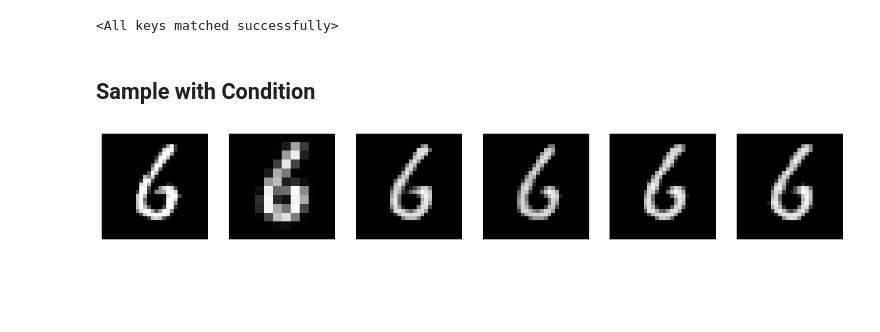
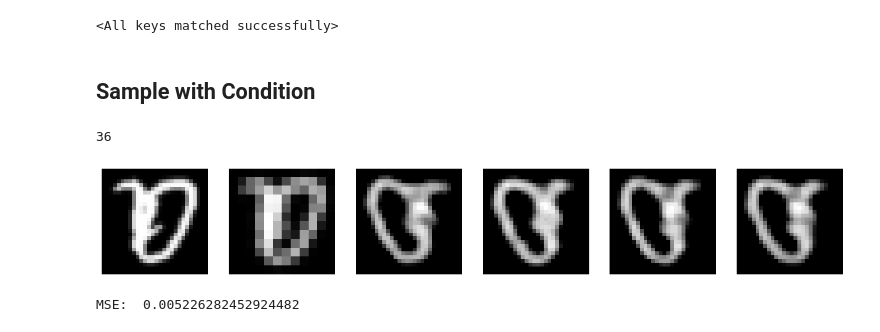
Before and after one commit to lukevoss/GNN, a Jupyter notebook: Project/superresolution_inference.ipynb, the cells around one changed output. Cells and saved outputs as stored; diff of their text form; code cells hidden in the pictures; blank space fills up the shorter version.

```diff
--- a/Project/superresolution_inference.ipynb
+++ b/Project/superresolution_inference.ipynb
@@ -16,15 +16,15 @@ from utils import get_best_device
 ## Load pretrained models
 # %%
 autoencoder_12x12 = Autoencoder12x12()
-autoencoder_12x12.load_state_dict(torch.load("./models/ae_mini.pth", map_location=get_best_device()))
+autoencoder_12x12.load_state_dict(torch.load("./models/ae_emnist_mini.pth", map_location=get_best_device()))
 
 autoencoder_28x28 = AutoencoderSimple()
-autoencoder_28x28.load_state_dict(torch.load("./models/ae_100_new.pth", map_location=get_best_device()))
+autoencoder_28x28.load_state_dict(torch.load("./models/ae_emnist.pth", map_location=get_best_device()))
 # %% [output]
 <All keys matched successfully>
 # %%
-cinn = ConditionalRealNVPImageTranslator(input_size=64, hidden_size=128, n_blocks=20, condition_size=32)
-cinn.load_state_dict(torch.load('./models/cinn_superresolution.pth'))
+cinn = ConditionalRealNVPImageTranslator(input_size=64, hidden_size=128, n_blocks=20, condition_size=64)
+cinn.load_state_dict(torch.load('./models/cinn_superresolution_emnist.pth'))
 # %% [output]
 <All keys matched successfully>
 # %%
@@ -34,51 +34,61 @@ classifier.load_state_dict(torch.load(classifier_path, map_location=get_best_dev
 # %% [output]
 <All keys matched successfully>
 # %%
-test_data = SuperresolutionMNIST(train=False)
+test_data = SuperresolutionEMNIST(train=False, split="byclass")
 test_loader = DataLoader(test_data, batch_size=1, shuffle=False)
 # %% [markdown]
 ## Sample with Condition
 # %%
-image, small_image, label = test_data[50]
+image, small_image, label = test_data[1]
 n_samples = 4
-
+print(label)
 condition = autoencoder_12x12.encoder(small_image)
 cinn.eval()
 samples = cinn.sample(n_samples, condition)
 reconstructed_images = [autoencoder_28x28.decoder(sample).detach() for sample in samples]
 
 fig, ax = plt.subplots(1, n_samples+2, figsize=(17, 5)) # Create a figure and a set of subplots
-# Display the original image
-ax[0].imshow(image[0], cmap='gray')
-#ax[0].set_title('Original')  # Set title for the first image
-ax[0].axis('off')  # Turn off axis for the first image
 
-# Display the original image
-ax[1].imshow(small_image[0,:,:], cmap='gray')
-#ax[1].set_title('Masked Image')  # Set title for the first image
-ax[1].axis('off')  # Turn off axis for the first image
+# Rotate and flip the original image
+rotated_flipped_image = torch.rot90(image, k=1, dims=[-2, -1])  # Rotate 90 degrees anticlockwise
+rotated_flipped_image = torch.flip(rotated_flipped_image, dims=[-1])  # Flip horizontally
 
-for i in range(0,n_samples):
-# Display the reconstructed image
-    ax[i+2].imshow(reconstructed_images[i][0,0,:,:], cmap='gray')
-    #ax[i+2].set_title('Reconstructed')  # Set title for the second image
-    ax[i+2].axis('off')  # Turn off axis for the second image
+# Display the rotated and flipped original image
+ax[0].imshow(rotated_flipped_image[0], cmap='gray')
+ax[0].axis('off')
 
+# Rotate and flip the small image
+rotated_flipped_small_image = torch.rot90(small_image, k=1, dims=[-2, -1])  # Rotate 90 degrees anticlockwise
+rotated_flipped_small_image = torch.flip(rotated_flipped_small_image, dims=[-1])  # Flip horizontally
+
+# Display the rotated and flipped small image
+ax[1].imshow(rotated_flipped_small_image[0, :, :], cmap='gray')
+ax[1].axis('off')
+
+for i in range(n_samples):
+    # Rotate and flip each reconstructed image
+    rotated_flipped_reconstructed = torch.rot90(reconstructed_images[i], k=1, dims=[-2, -1])  # Rotate 90 degrees anticlockwise
+    rotated_flipped_reconstructed = torch.flip(rotated_flipped_reconstructed, dims=[-1])  # Flip horizontally
+
+    # Display the rotated and flipped reconstructed image
+    ax[i+2].imshow(rotated_flipped_reconstructed[0, 0, :, :], cmap='gray')
+    ax[i+2].axis('off')
 
 plt.show()
 # %% [output]
+36
-[figure, old version]
+[figure, new version]
 # %%
 from torch import nn
 from tqdm import tqdm
 loss = nn.MSELoss()
 mse = 0
-correct_predictions = 0
+# correct_predictions = 0
 for batch in tqdm(test_loader):
     image, small_image, label = batch
     n_samples = 10
 
-    condition = autoencoder_12x12.encode(small_image)
+    condition = autoencoder_12x12.encoder(small_image)
     samples = cinn.sample(n_samples, condition)
 
     reconstructed_images = torch.stack([autoencoder_28x28.decoder(samples[i]).detach() for i in range(n_samples)])
@@ -86,13 +96,15 @@ for batch in tqdm(test_loader):
     mean_image = mean_image[0]
     mse += loss(mean_image, image).item()
 
-    output = classifier(mean_image)
-    prediction = torch.argmax(output)
-    correct_predictions += (prediction == label).sum().item()
+    # output = classifier(mean_image)
+    # prediction = torch.argmax(output)
+    # correct_predictions += (prediction == label).sum().item()
 
 len_data = len(test_data)
 total_mse = mse/len_data
-accuracy = correct_predictions/len_data * 100
+# accuracy = correct_predictions/len_data * 100
 
-print("Accuracy: ", accuracy)
+# print("Accuracy: ", accuracy)
 print("MSE: ", total_mse)
+# %% [output]
+MSE:  0.005226282452924482
```
Also changed, not shown: parts of 1 cell of this notebook, 15 other files.
